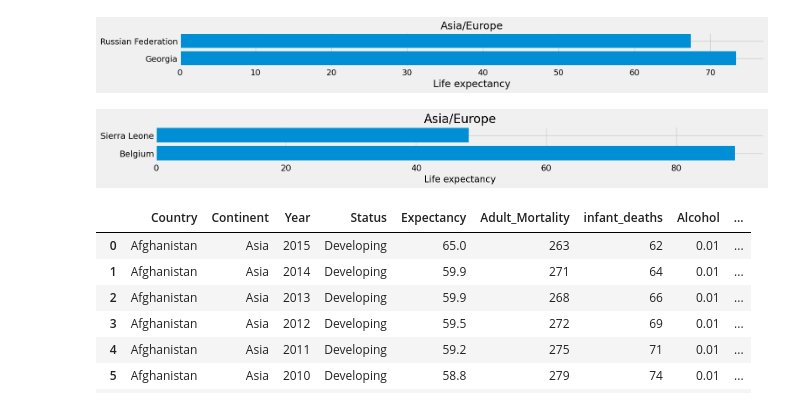
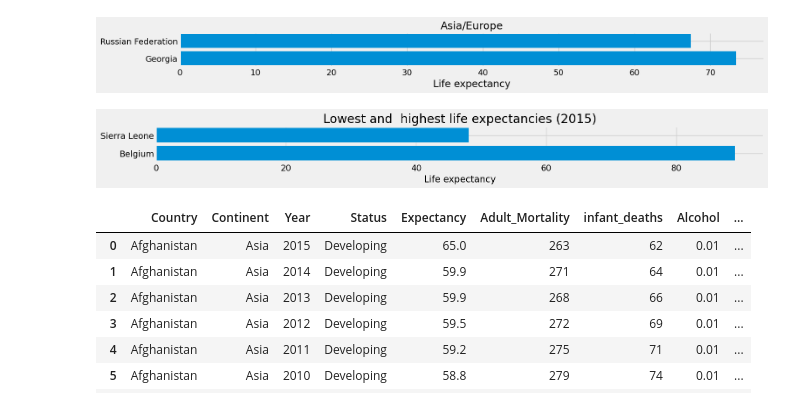
Before and after one commit to Rossetow/data-analysis-life-expectancy, a Jupyter notebook: life_expectancy_analysis.ipynb, the cells around one changed output. Drawn from its saved outputs; the diff is of its cells as text; code cells hidden in the pictures.

```diff
--- a/life_expectancy_analysis.ipynb
+++ b/life_expectancy_analysis.ipynb
@@ -238,17 +229,17 @@ x_lowest, y_lowest = all_countries_last_year.sort_values('Expectancy').head(1)['
 # %%
 # Difference between the highest and lowest in a graphic
 
 plt.figure(figsize = (16, len(y)*.5))
 
-plt.title(clean_data['Continent'].unique()[i])
+plt.title("Lowest and  highest life expectancies (2015)")
 
 plt.barh(y=(x_highest.array[0], x_lowest.array[0]), width=(y_highest, y_lowest))
 
 plt.xlabel('Life expectancy', fontsize = 15)
 
 plt.show()
 # %% [output]
-[figure, old version]
+[figure, new version]
 # %%
 # Now, I'm going to look deeper into the original dataset and try to find what
 # influences the most in a country's life expectancy
```
Also changed, not shown: parts of 3 cells of this notebook.
